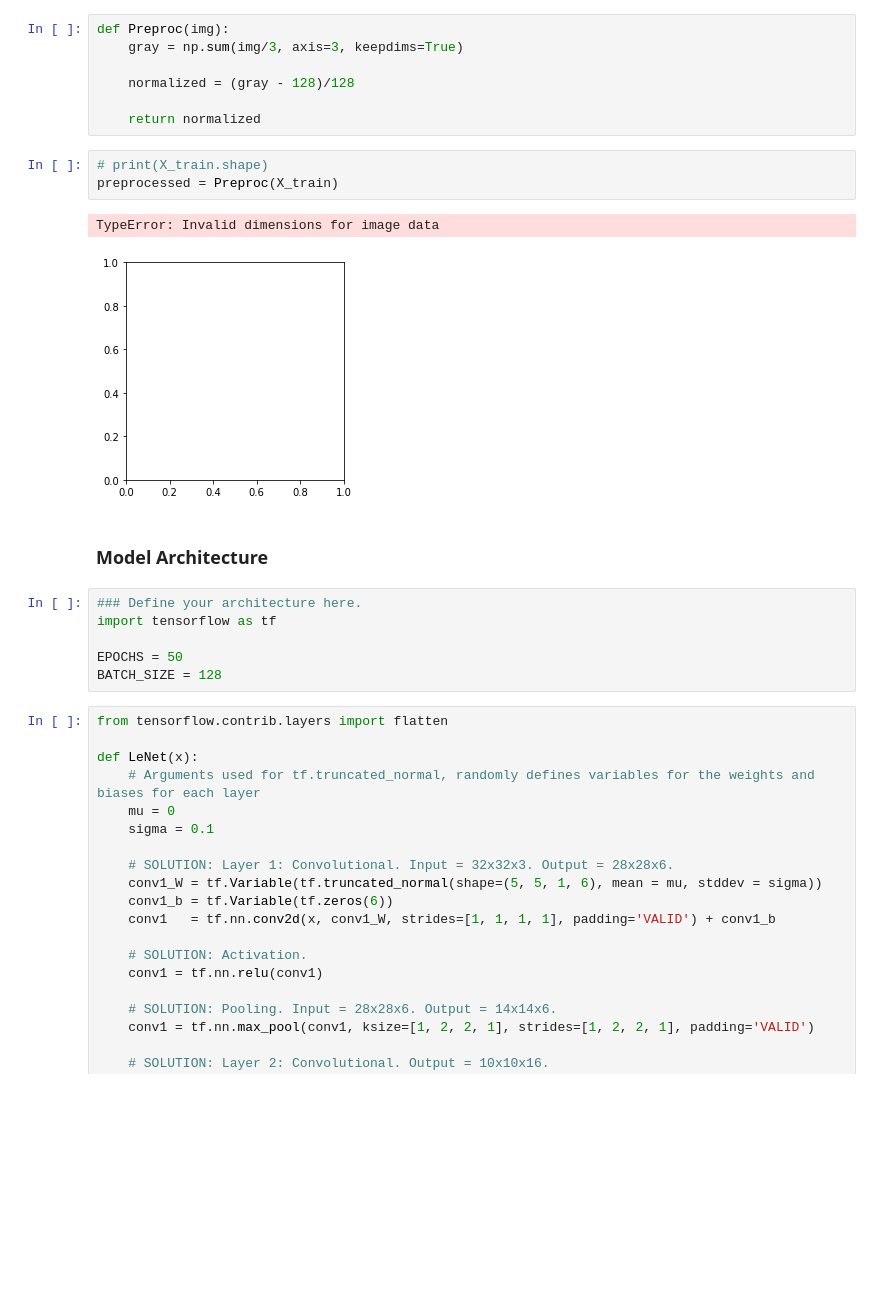
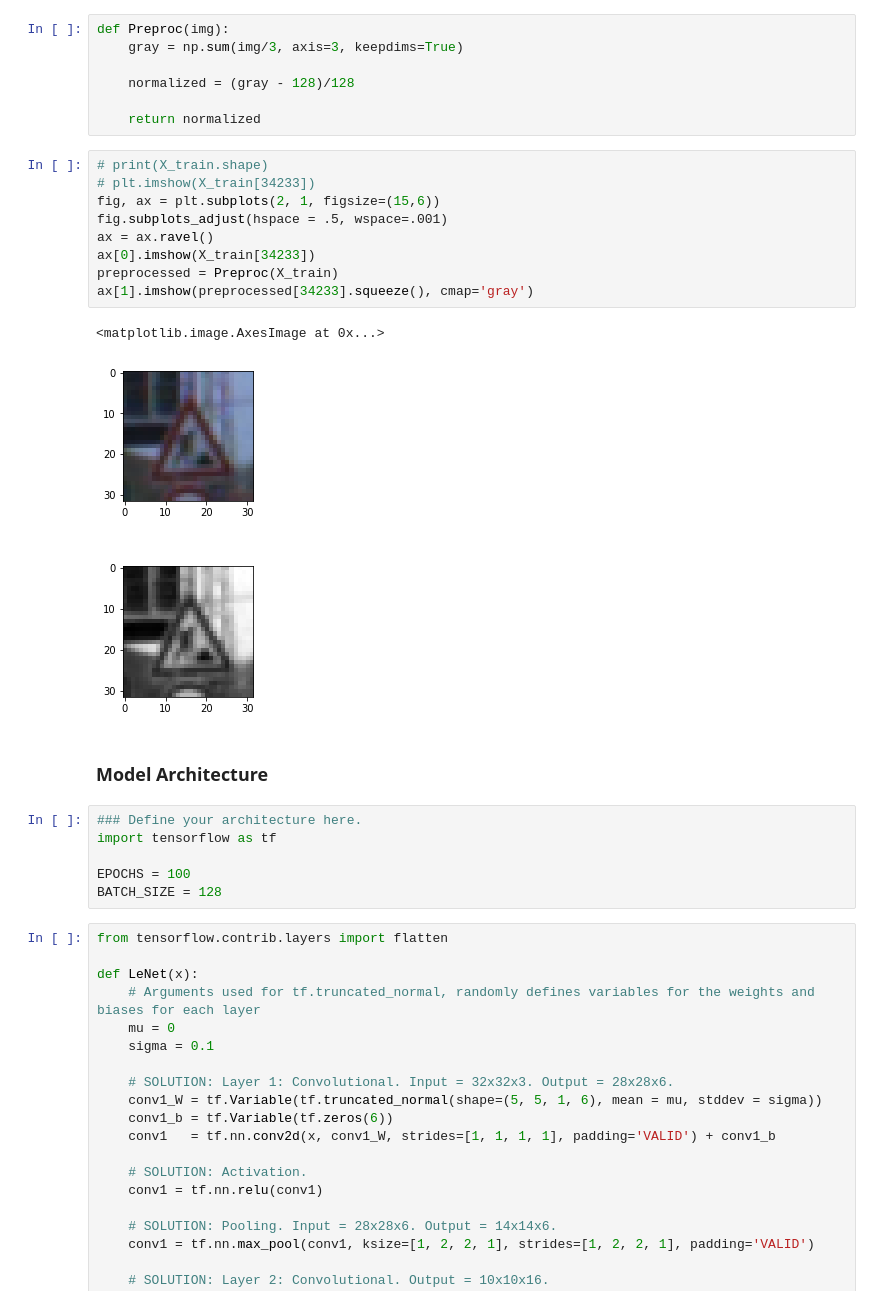
Before and after one commit to abhilc/TrafficSignClassifier, a Jupyter notebook: Traffic_Sign_Classifier.ipynb, the cells around one changed output. Cells and saved outputs as stored; diff of their text form; blank space fills up the shorter version.

```diff
--- a/Traffic_Sign_Classifier.ipynb
+++ b/Traffic_Sign_Classifier.ipynb
@@ -154,19 +166,25 @@ def Preproc(img):
     normalized = (gray - 128)/128
 
     return normalized
-# %%
-# print(X_train.shape)
-preprocessed = Preproc(X_train)
-# %% [output]
-TypeError: Invalid dimensions for image data
-[figure, removed]
+# %%
+# print(X_train.shape)
+# plt.imshow(X_train[34233])
+fig, ax = plt.subplots(2, 1, figsize=(15,6))
+fig.subplots_adjust(hspace = .5, wspace=.001)
+ax = ax.ravel()
+ax[0].imshow(X_train[34233])
+preprocessed = Preproc(X_train)
+ax[1].imshow(preprocessed[34233].squeeze(), cmap='gray')
+# %% [output]
+<matplotlib.image.AxesImage at 0x...>
+[figure, added]
 # %% [markdown]
 ### Model Architecture
 # %%
 ### Define your architecture here.
 import tensorflow as tf
 
-EPOCHS = 50
+EPOCHS = 100
 BATCH_SIZE = 128
 # %%
 from tensorflow.contrib.layers import flatten
```
Also changed, not shown: parts of 10 cells of this notebook, 7 other files.
